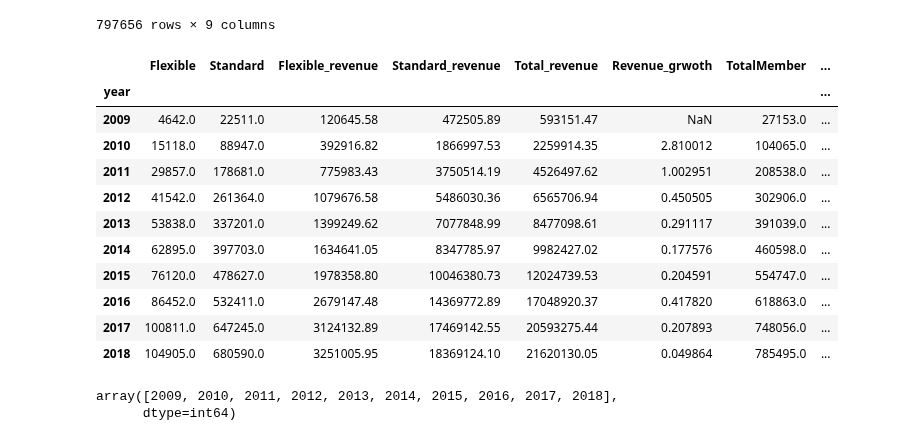
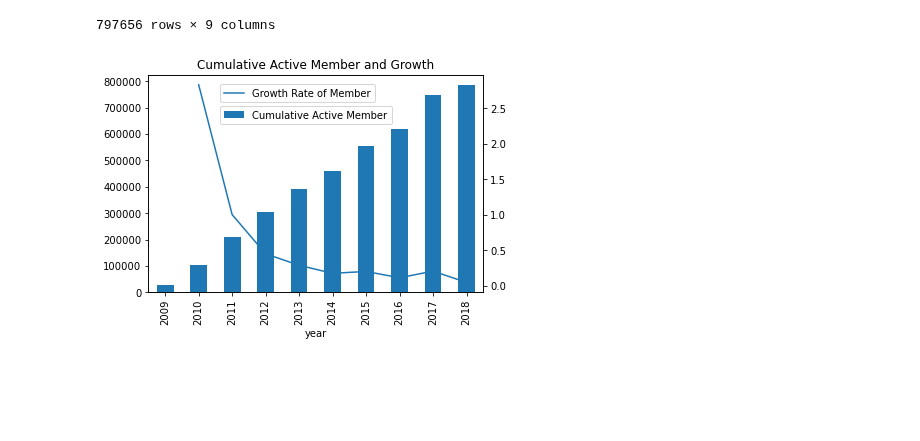
Before and after one commit to Lanottez/IC_BA_2020_BIA_A3, a Jupyter notebook: Appendix-base_file.ipynb, the cells around one changed output. Saved outputs shown, nothing was run; the diff lists cells and outputs as text; code cells hidden in the pictures; blank space fills up the shorter version.

```diff
--- a/Appendix-base_file.ipynb
+++ b/Appendix-base_file.ipynb
@@ -230,10 +230,12 @@ def plot_active_member_bar_line():
     r =  np.arange(2009,2019)
     TotalMember = Cumulative_Members_noseperating_revenue_yearly['TotalMember']
     MemberGrowth = Cumulative_Members_noseperating_revenue_yearly['MemberGrowth']
-    ax=Cumulative_Members_noseperating_revenue_yearly['TotalMember'].plot(kind='bar')
+    ax=Cumulative_Members_noseperating_revenue_yearly['TotalMember'].plot(kind='bar',label='Cumulative Active Member')
+    plt.legend(bbox_to_anchor=(0.2, 0.75, 1, 0.75), loc='lower left')
     ax2 = ax.twinx()
 #     Cumulative_Members_noseperating_revenue_yearly['MemberGrowth'].plot(kind='line')
-    ax2.plot(Cumulative_Members_noseperating_revenue_yearly[['MemberGrowth']].values)
+    ax2.plot(Cumulative_Members_noseperating_revenue_yearly[['MemberGrowth']].values,label='Growth Rate of Member')
+    plt.legend(bbox_to_anchor=(0.2, 0.85, 1, 0.85), loc='lower left')
     plt.title('Cumulative Active Member and Growth')
 def plot_yearly_revenue_bar_line():
     Cumulative_Members_noseperating_revenue_yearly = Cumulative_Members_seperating_revenue_yearly.copy()
@@ -242,28 +244,14 @@ def plot_yearly_revenue_bar_line():
     r =  np.arange(2009,2019)
     Yearly_revenue = Cumulative_Members_seperating_revenue_yearly['Total_revenue']
     Revenue_grwoth = Cumulative_Members_seperating_revenue_yearly['Revenue_grwoth']
-    ax=Cumulative_Members_noseperating_revenue_yearly['Total_revenue'].plot(kind='bar')
+    ax=Cumulative_Members_noseperating_revenue_yearly['Total_revenue'].plot(kind='bar',label='Yearly Revenue')
+    plt.legend(bbox_to_anchor=(0.2, 0.75, 1, 0.75), loc='lower left')
     ax2 = ax.twinx()
     # Cumulative_Members_noseperating_revenue_yearly['Revenue_grwoth'].plot(kind='line')
-    ax2.plot(Cumulative_Members_noseperating_revenue_yearly[['Revenue_grwoth']].values)
+    ax2.plot(Cumulative_Members_noseperating_revenue_yearly[['Revenue_grwoth']].values,label='Growth Rate of Revenue')
+    plt.legend(bbox_to_anchor=(0.2, 0.85, 1, 0.85), loc='lower left')
     plt.title('Yearly Revenure and Growth')
-# %%
-Cumulative_Members_noseperating_revenue_yearly
-# %% [output]
-|  | Flexible | Standard | Flexible_revenue | Standard_revenue | Total_revenue | Revenue_grwoth | TotalMember | ... |
-| year |  |  |  |  |  |  |  | ... |
-| 2009 | 4642.0 | 22511.0 | 120645.58 | 472505.89 | 593151.47 | NaN | 27153.0 | ... |
-| 2010 | 15118.0 | 88947.0 | 392916.82 | 1866997.53 | 2259914.35 | 2.810012 | 104065.0 | ... |
-| 2011 | 29857.0 | 178681.0 | 775983.43 | 3750514.19 | 4526497.62 | 1.002951 | 208538.0 | ... |
-| 2012 | 41542.0 | 261364.0 | 1079676.58 | 5486030.36 | 6565706.94 | 0.450505 | 302906.0 | ... |
-| 2013 | 53838.0 | 337201.0 | 1399249.62 | 7077848.99 | 8477098.61 | 0.291117 | 391039.0 | ... |
-| 2014 | 62895.0 | 397703.0 | 1634641.05 | 8347785.97 | 9982427.02 | 0.177576 | 460598.0 | ... |
-| 2015 | 76120.0 | 478627.0 | 1978358.80 | 10046380.73 | 12024739.53 | 0.204591 | 554747.0 | ... |
-| 2016 | 86452.0 | 532411.0 | 2679147.48 | 14369772.89 | 17048920.37 | 0.417820 | 618863.0 | ... |
-| 2017 | 100811.0 | 647245.0 | 3124132.89 | 17469142.55 | 20593275.44 | 0.207893 | 748056.0 | ... |
-| 2018 | 104905.0 | 680590.0 | 3251005.95 | 18369124.10 | 21620130.05 | 0.049864 | 785495.0 | ... |
-# %%
-numbers_club.index.values
-# %% [output]
-array([2009, 2010, 2011, 2012, 2013, 2014, 2015, 2016, 2017, 2018],
-      dtype=int64)
+# %%
+plot_active_member_bar_line()
+# %% [output]
+[figure, added]
```
Also changed, not shown: parts of 1 cell of this notebook.
